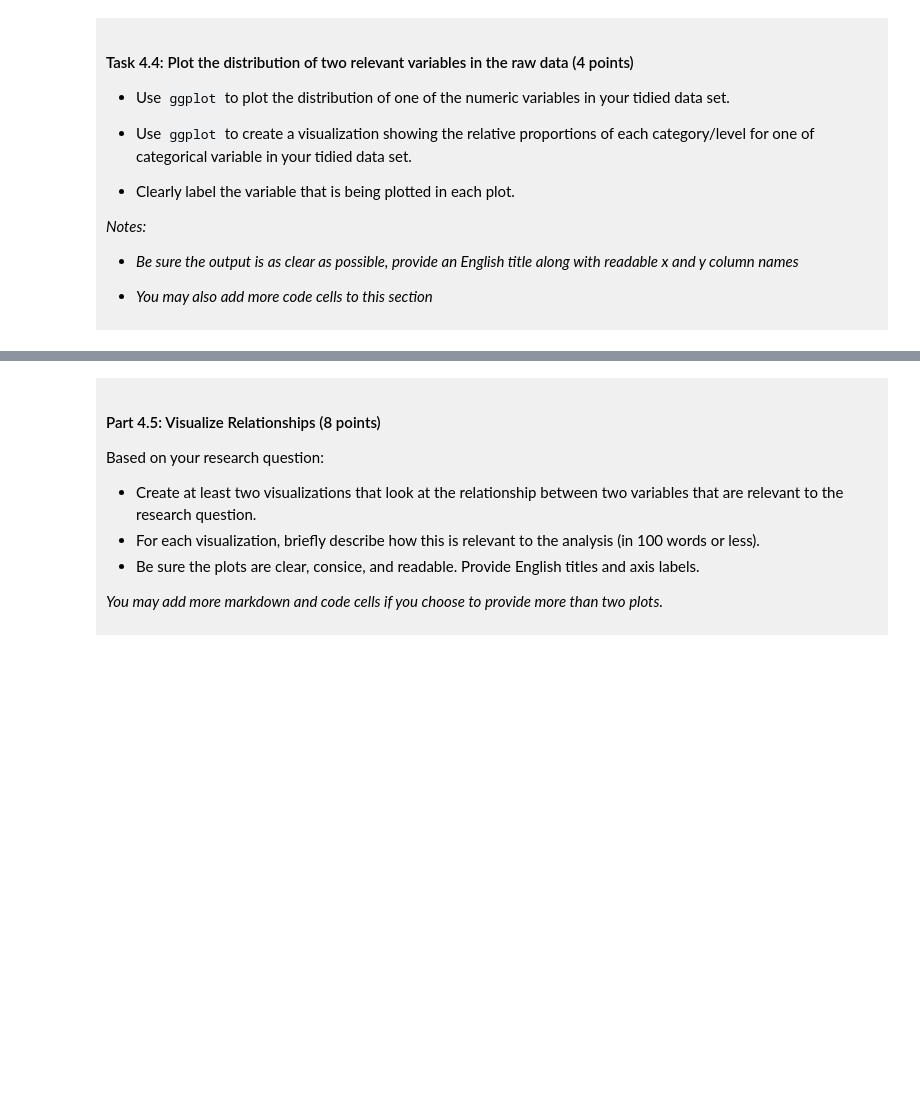
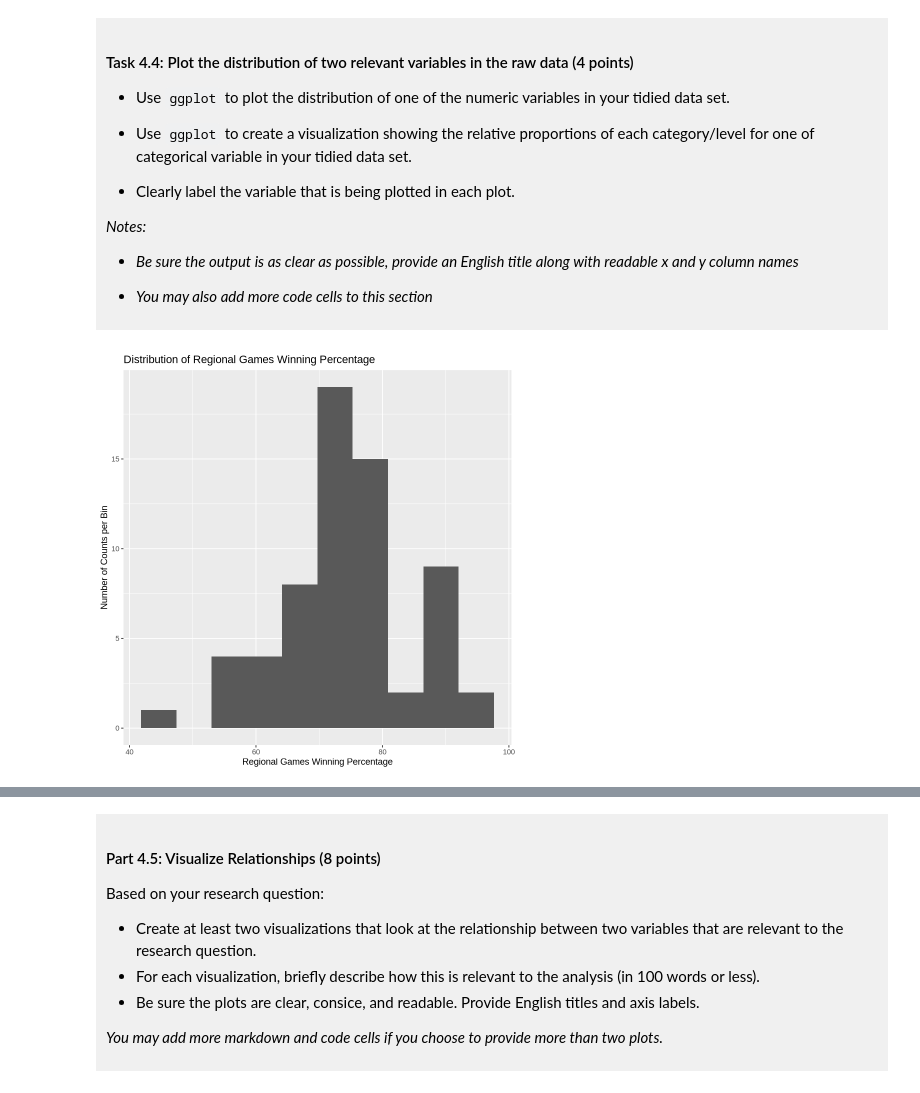
Before and after one commit to kelownaproducts-pixel/dsci-100-project-seethaler-ben, a Jupyter notebook: dsci-100-project-notebook.ipynb, the cells around one changed output, grey strips where cells are left out. Drawn from its saved outputs; the diff is of its cells as text; code cells hidden in the pictures; blank space fills up the shorter version.

```diff
--- a/dsci-100-project-notebook.ipynb
+++ b/dsci-100-project-notebook.ipynb
@@ -290,5 +343,10 @@ You will refine your research question (if needed) and produce a tidy data set.
 
 </div>
 # %%
-### EDIT THIS CODE CELL FOR PLOT 1 ###
+reg_wins_dist_plot<-ggplot(basketball_tidy, aes(x=reg_wins_pct))+
+labs(x='Regional Games Winning Percentage', y='Number of Counts per Bin', title='Distribution of Regional Games Winning Percentage')+
+geom_histogram(bins=10)
+reg_wins_dist_plot
+# %% [output]
+[figure, added]
 # %%
```
Also changed, not shown: parts of 10 cells of this notebook.
